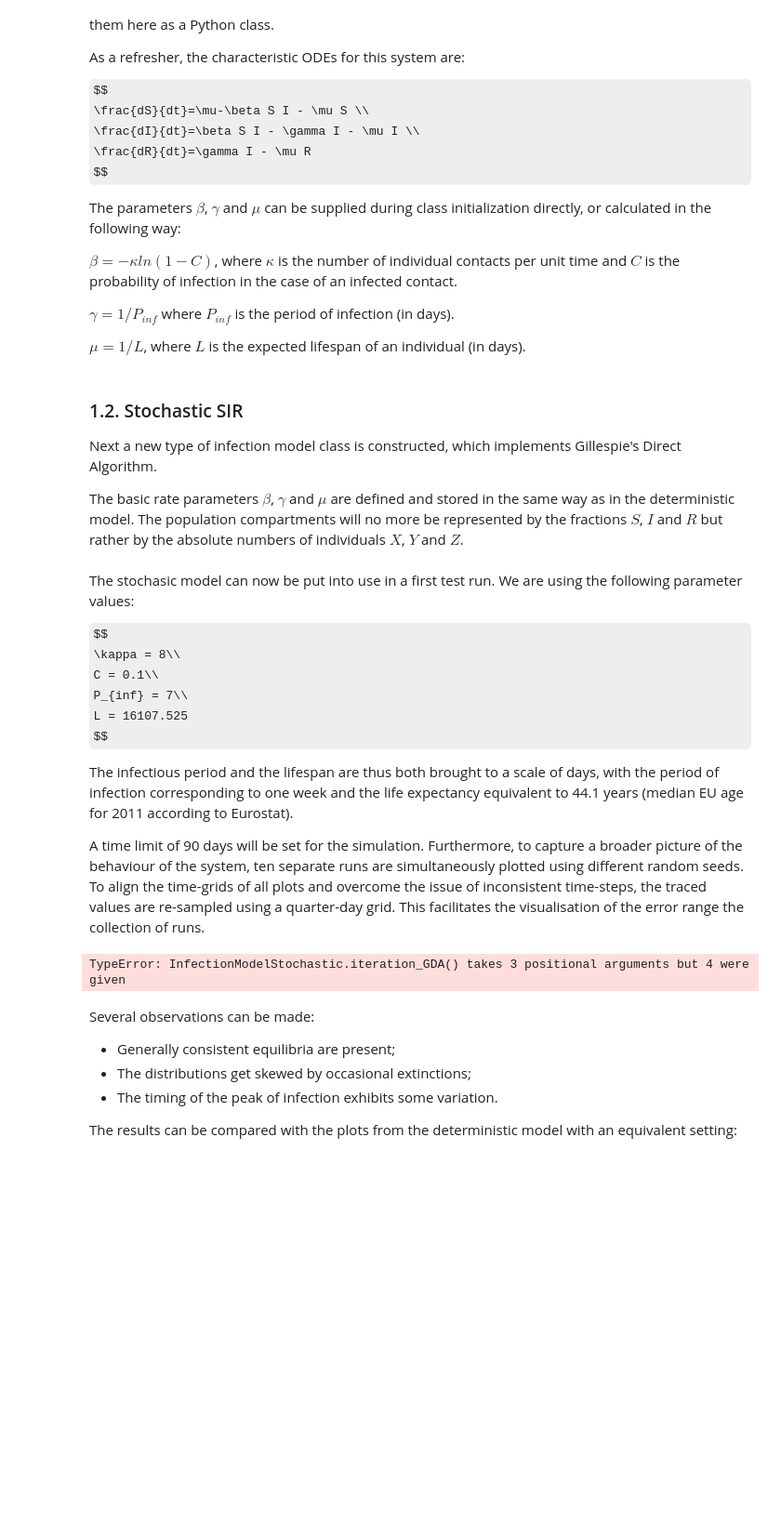
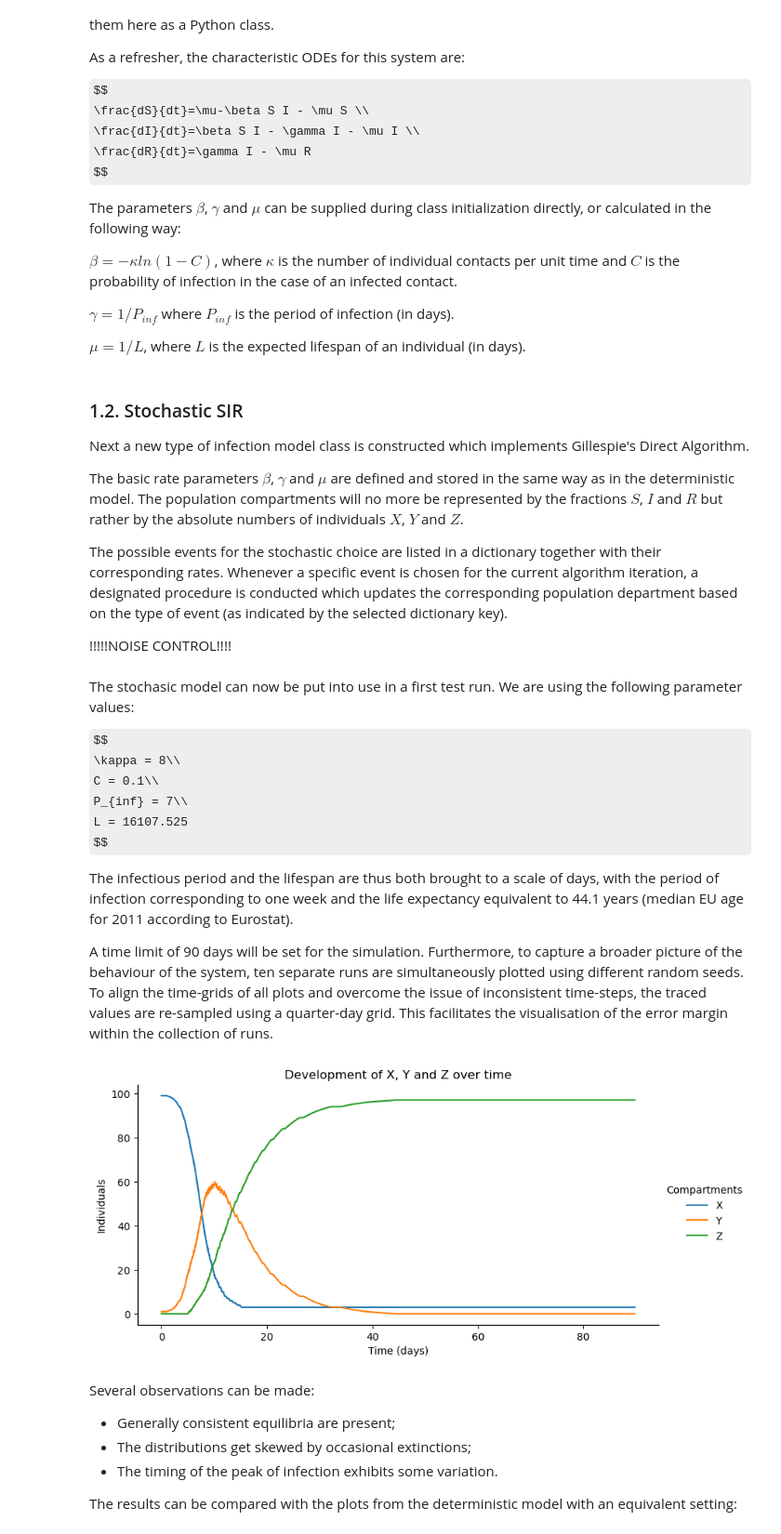
Before and after one commit to mboyan/intro-to-computational-science, a Jupyter notebook: Assignments/Assignment 2/Daliparthi_15073815_Mihaylov_15067602_assignment2.ipynb, the cells around one changed output. Shown at 93% size. Saved outputs shown, nothing was run; the diff lists cells and outputs as text; code cells hidden in the pictures; some formulas as TeX source; blank space fills up the shorter version.

Commit message:
Noise control experiments
Found a method, need to provide a fader.

```diff
--- a/Assignments/Assignment 2/Daliparthi_15073815_Mihaylov_15067602_assignment2.ipynb
+++ b/Assignments/Assignment 2/Daliparthi_15073815_Mihaylov_15067602_assignment2.ipynb
@@ -133,9 +133,13 @@ class InfectionModelDeterministic:
 # %% [markdown]
 ### 1.2. Stochastic SIR
 
-Next a new type of infection model class is constructed, which implements Gillespie's Direct Algorithm.
+Next a new type of infection model class is constructed which implements Gillespie's Direct Algorithm.
 
 The basic rate parameters $\beta$, $\gamma$ and $\mu$ are defined and stored in the same way as in the deterministic model. The population compartments will no more be represented by the fractions $S$, $I$ and $R$ but rather by the absolute numbers of individuals $X$, $Y$ and $Z$.
+
+The possible events for the stochastic choice are listed in a dictionary together with their corresponding rates. Whenever a specific event is chosen for the current algorithm iteration, a designated procedure is conducted which updates the corresponding population department based on the type of event (as indicated by the selected dictionary key).
+
+!!!!!NOISE CONTROL!!!!
 # %%
 class InfectionModelStochastic:
     """Basic class for the stochastic SIR model with demography
@@ -217,7 +221,7 @@ class InfectionModelStochastic:
         self.update_rates()
 
 
-    def iteration_GDA(self, time_current, rand_1, rand_2):
+    def iteration_GDA(self, iter_ct, rand_1, rand_2):
         """Performs a single event iteration of Gillespie's Direct Algorithm.
         """
 
@@ -225,14 +229,18 @@ class InfectionModelStochastic:
         rates_total = sum(self.events.values())
 
         # Time until next event
-        #rand_1 = 0.5
+        #rand_1 = math.exp(0.1)
         #rand_1 = np.random.uniform()
         #rand_1 = max((time_current*0.1)%1.0, 0.001)
+        #rand_1 = math.sin(time_current*10)*0.5+0.5
+        #rand_1 = 0.5
         dt = -math.log(rand_1)/rates_total
 
         # Event selector
         #rand_2 = np.random.uniform(0,1)
         #rand_2 = max((time_current*10*dt)%1.0, 0.001)
+        #rand_2 = math.sin(time_current*dt)*0.5+0.5
+        rand_2 = (iter_ct/len(self.events))%1.0
         event_sel = rand_2*rates_total
         #event_sel = random_number*rates_total#(time_current*0.1)%1.0
 
@@ -269,6 +277,15 @@ class InfectionModelStochastic:
         random_series_1 = np.random.uniform(0, 1, max_iter)
         random_series_2 = np.random.uniform(0, 1, max_iter)
 
+        # Smooth random numbers
+        kernel = [0.25,0.5,0.25]
+        smooth_iter = 10
+        random_smooth_1 = random_series_1
+        random_smooth_2 = random_series_2
+        for _ in range(smooth_iter):
+            random_smooth_1 = np.convolve(random_smooth_1, kernel)
+            random_smooth_2 = np.convolve(random_smooth_2, kernel)
+
         while time_current < maxtime and iter_ct < max_iter:
 
             # Track values
@@ -277,11 +294,12 @@ class InfectionModelStochastic:
             Y_track.append(self.Y)
             Z_track.append(self.Z)
 
-            rand_1 = random_series_1[iter_ct]
-            rand_2 = random_series_2[iter_ct]
+            rand_1 = math.exp(-0.99999)
+            # rand_1 = random_smooth_1[iter_ct]
+            rand_2 = random_smooth_2[iter_ct]
 
             # Perform single event step
-            dt = self.iter_scheme(time_current, rand_1, rand_2)
+            dt = self.iter_scheme(iter_ct, rand_1, rand_2)
 
             time_current += dt
             iter_ct += 1
@@ -299,14 +317,14 @@ $$
 
 The infectious period and the lifespan are thus both brought to a scale of days, with the period of infection corresponding to one week and the life expectancy equivalent to 44.1 years (median EU age for 2011 according to Eurostat).
 
-A time limit of 90 days will be set for the simulation. Furthermore, to capture a broader picture of the behaviour of the system, ten separate runs are simultaneously plotted using different random seeds. To align the time-grids of all plots and overcome the issue of inconsistent time-steps, the traced values are re-sampled using a quarter-day grid. This facilitates the visualisation of the error range the collection of runs.
+A time limit of 90 days will be set for the simulation. Furthermore, to capture a broader picture of the behaviour of the system, ten separate runs are simultaneously plotted using different random seeds. To align the time-grids of all plots and overcome the issue of inconsistent time-steps, the traced values are re-sampled using a quarter-day grid. This facilitates the visualisation of the error margin within the collection of runs.
 # %%
 # Range of random seeds
 seed_range = np.arange(0, 30, 1)
 
 # Global simulation parameters
 maxtime = 90 # days
-X_start = 999
+X_start = 99
 Y_start = 1
 Z_start = 0
 
@@ -325,34 +343,34 @@ for s in seed_range:
 
     time_track, X_track, Y_track, Z_track = stochastic_SIR.iterate(maxtime)
 
     values_track = np.vstack([time_track, X_track, Y_track, Z_track])
     values_head = np.full([1,values_track.shape[1]], s)
     array_runs = np.append(array_runs, np.concatenate((values_head, values_track), axis=0), axis=1)
 
     # Interpolate (resample) values
     X_interp = np.interp(time_resample, time_track, X_track)
     Y_interp = np.interp(time_resample, time_track, Y_track)
     Z_interp = np.interp(time_resample, time_track, Z_track)
     values_interp = np.vstack([time_resample, X_interp, Y_interp, Z_interp])
     values_interp_head = np.full([1,values_interp.shape[1]], s)
     array_runs_interp = np.append(array_runs_interp, np.concatenate((values_interp_head, values_interp), axis=0), axis=1)
 
 
 # Construct DataFrames
 df_runs = pd.DataFrame(array_runs.T, columns=['seed','time','X','Y','Z'])
 df_runs_melt = df_runs.melt(['time','seed'], var_name='Compartments', value_name='vals')
 df_runs_interp = pd.DataFrame(array_runs_interp.T, columns=['seed','time','X','Y','Z'])
 df_runs_interp_melt = df_runs_interp.melt(['time','seed'], var_name='Compartments', value_name='vals')
 
 # Plot
 sns.relplot(df_runs_interp_melt, x='time', y='vals', kind='line', hue='Compartments', height=4, aspect=2.)
 sns.lineplot(df_runs_melt, x='time', y='vals', hue='Compartments', style='seed', legend=False, linewidth=0.2)
 plt.xlabel('Time (days)')
 plt.ylabel('Individuals')
 plt.title('Development of X, Y and Z over time')
 plt.show()
 # %% [output]
-TypeError: InfectionModelStochastic.iteration_GDA() takes 3 positional arguments but 4 were given
+[figure, added]
 # %% [markdown]
 Several observations can be made:
 - Generally consistent equilibria are present;
```
Also changed, not shown: parts of 2 cells of this notebook.
